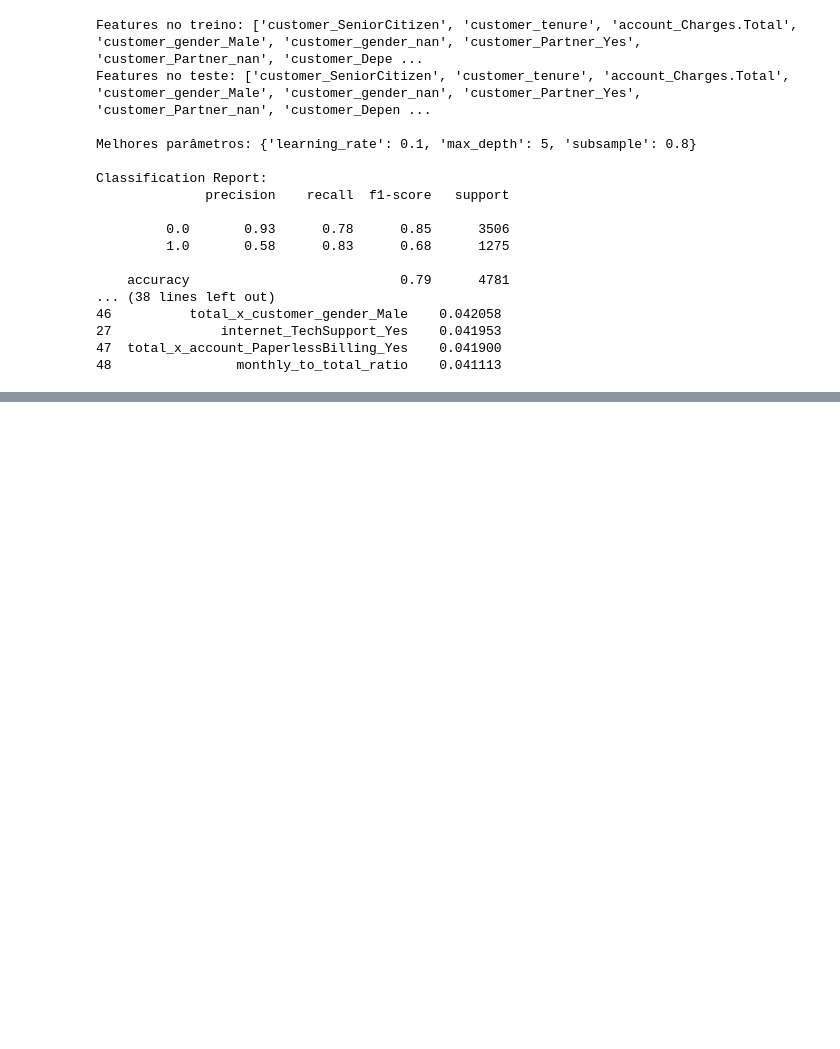
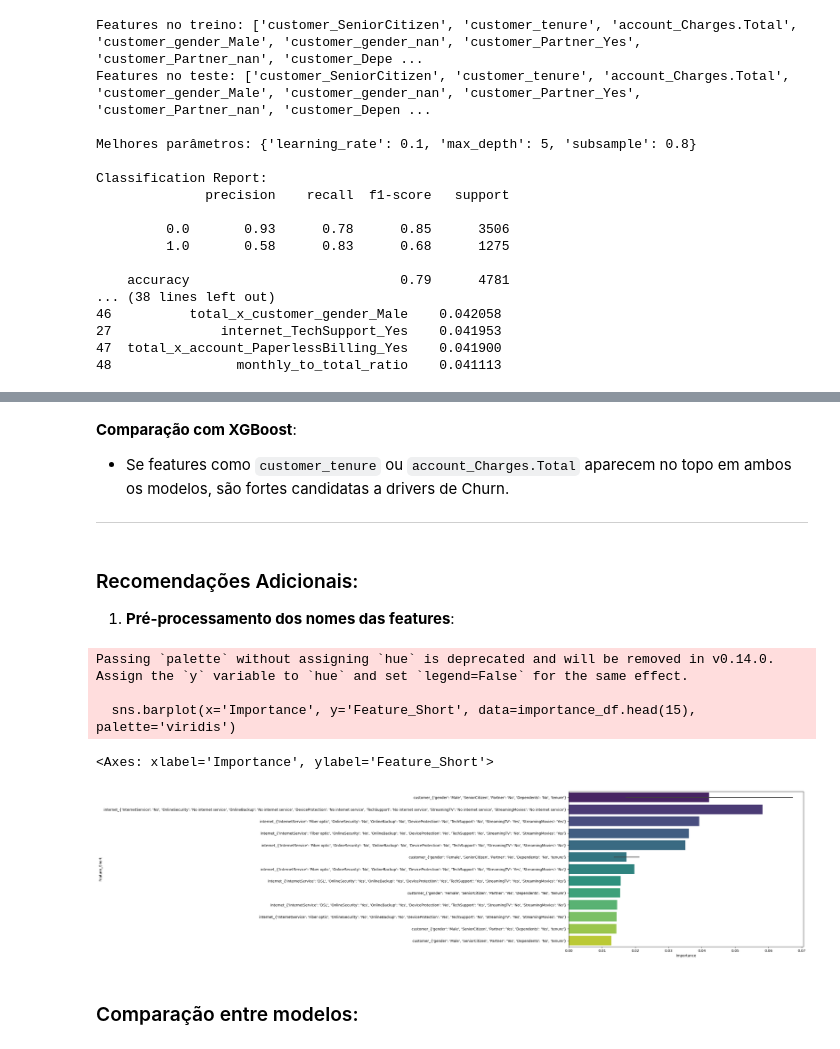
Before and after one commit to anandamatos/telecom-x2, a Jupyter notebook: notebooks/index.ipynb, the cells around one changed output, grey strips where cells are left out. Saved outputs shown, nothing was run; the diff lists cells and outputs as text; code cells hidden in the pictures; blank space fills up the shorter version.

```diff
--- a/notebooks/index.ipynb
+++ b/notebooks/index.ipynb
@@ -1231,0 +1475,26 @@ Classification Report:
+# %% [markdown]
+**Comparação com XGBoost**:
+- Se features como `customer_tenure` ou `account_Charges.Total` aparecem no topo em ambos os modelos, são fortes candidatas a drivers de Churn.
+
+---
+# %% [markdown]
+### Recomendações Adicionais:
+
+1.  **Pré-processamento dos nomes das features**:
+# %%
+# Antes de criar o gráfico, você pode simplificar os nomes das features:
+importance_df['Feature_Short'] = importance_df['Feature'].str.extract(r"'(\w+)':")  # Extrai a primeira chave
+# Ou para um tratamento mais completo:
+importance_df['Feature_Short'] = importance_df['Feature'].str.replace(r"\{|\}|'", "").str.replace(r":\s+\w+", "", regex=True)
+
+# Então plote com os nomes simplificados:
+plt.figure(figsize=(12, 8))
+sns.barplot(x='Importance', y='Feature_Short', data=importance_df.head(15), palette='viridis')
+# %% [output]
+Passing `palette` without assigning `hue` is deprecated and will be removed in v0.14.0. Assign the `y` variable to `hue` and set `legend=False` for the same effect.
+
+  sns.barplot(x='Importance', y='Feature_Short', data=importance_df.head(15), palette='viridis')
+<Axes: xlabel='Importance', ylabel='Feature_Short'>
+[figure, added]
+# %% [markdown]
+### Comparação entre modelos:
```
Also changed, not shown: parts of 49 cells of this notebook, 1 other file.
